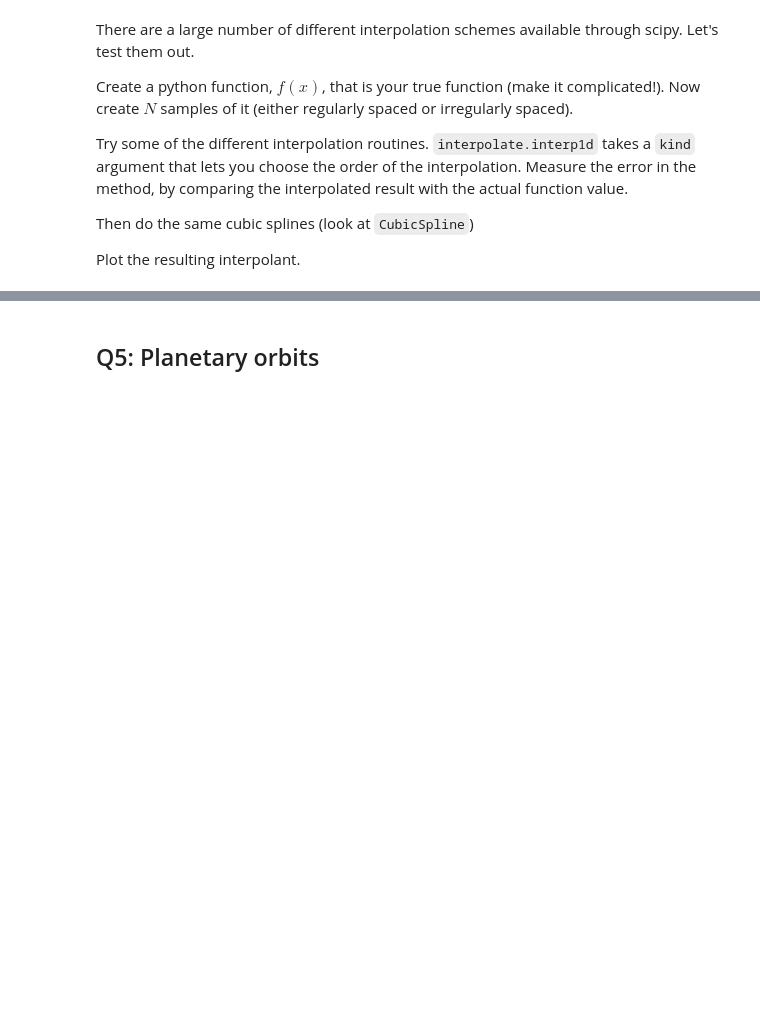
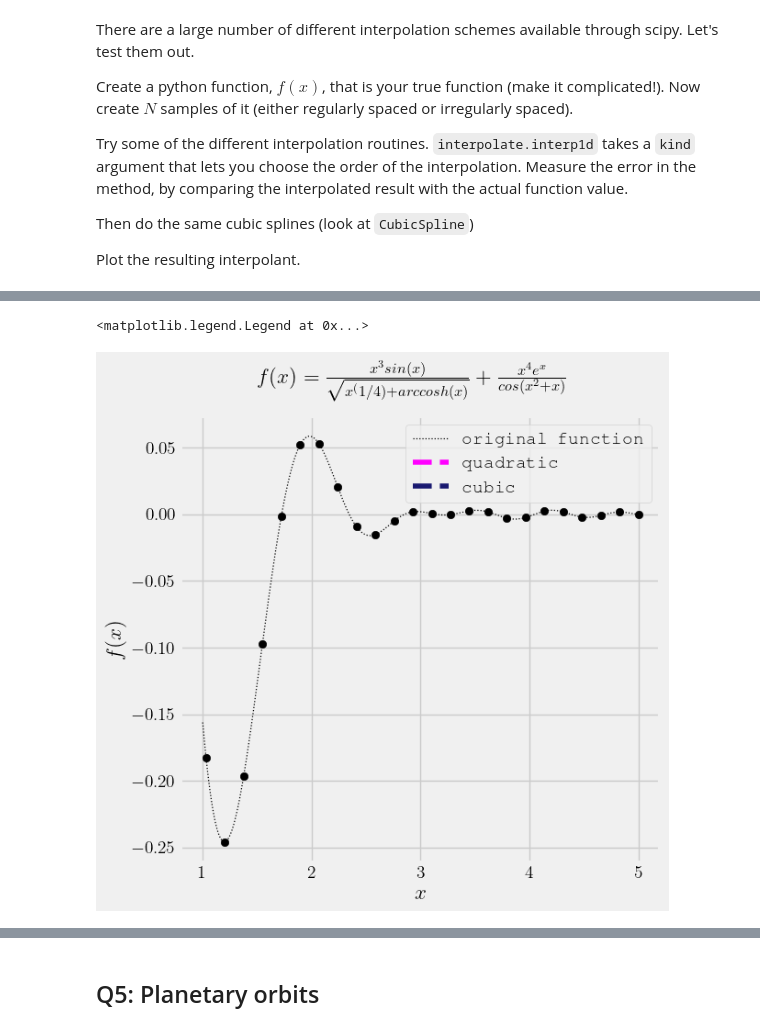
Before and after one commit to matilde-garcia/scientificcomputing_bicocca_2025, a Jupyter notebook: working/L04_mycode.ipynb, the cells around one changed output, grey strips where cells are left out. Drawn from its saved outputs; the diff is of its cells as text; code cells hidden in the pictures; blank space fills up the shorter version.

```diff
--- a/working/L04_mycode.ipynb
+++ b/working/L04_mycode.ipynb
@@ -29,9 +28,9 @@ def f(x):
 # %%
-N = 30
+N = 300
 
-x = np.linspace(0,15,N)
+x = np.linspace(0,5,N)
 y = f(x)
 
 y_interp1 = interpolate.interp1d(x, y, kind = 'linear')
 y_interp2 = interpolate.interp1d(x, y, kind = 'quadratic')
-y_interp2 = interpolate.interp1d(x, y, kind = 'cubic')
+y_interp3 = interpolate.interp1d(x, y, kind = 'cubic')
@@ -38,8 +57,17 @@ y_interp2 = interpolate.interp1d(x, y, kind = 'cubic')
 # %%
 fig, ax = plt.subplots(figsize = (6,6))
-fig.suptitle(r"$ \frac{x^3 sin(x)}{\sqrt{x^(1/4)+arccosh(x)}} + \frac{x^4 e^x}{cos(x^2 + x)}$")
+fig.suptitle(r"$ f(x) = \frac{x^3 sin(x)}{\sqrt{x^(1/4)+arccosh(x)}} + \frac{x^4 e^x}{cos(x^2 + x)}$")
 
-x_plot = np.linspace(x[0], x[-1], 10*N)
+x1 = np.linspace(x[0], x[-1], 10*N)
 
 ax.scatter(x, y, color = "black")
-ax.plot(x_plot, f(x_plot), ls=":", label="original function", color = "black")
+ax.set_xlabel(r"$x$")
+ax.set_ylabel(r"$f(x)$")
+ax.plot(x1, f(x1), ls=":",linewidth = 0.9, label="original function", color = "black")
+ax.plot(x1, y_interp1(x1), ls="--", label="linear", color = "forestgreen")
+ax.plot(x1, y_interp2(x1), ls="--", label="quadratic", color = "magenta")
+ax.plot(x1, y_interp3(x1), ls="--", label="cubic", color = "midnightblue")
+ax.legend()
+# %% [output]
+<matplotlib.legend.Legend at 0x...>
+[figure, added]
```
Also changed, not shown: parts of 4 cells of this notebook.
